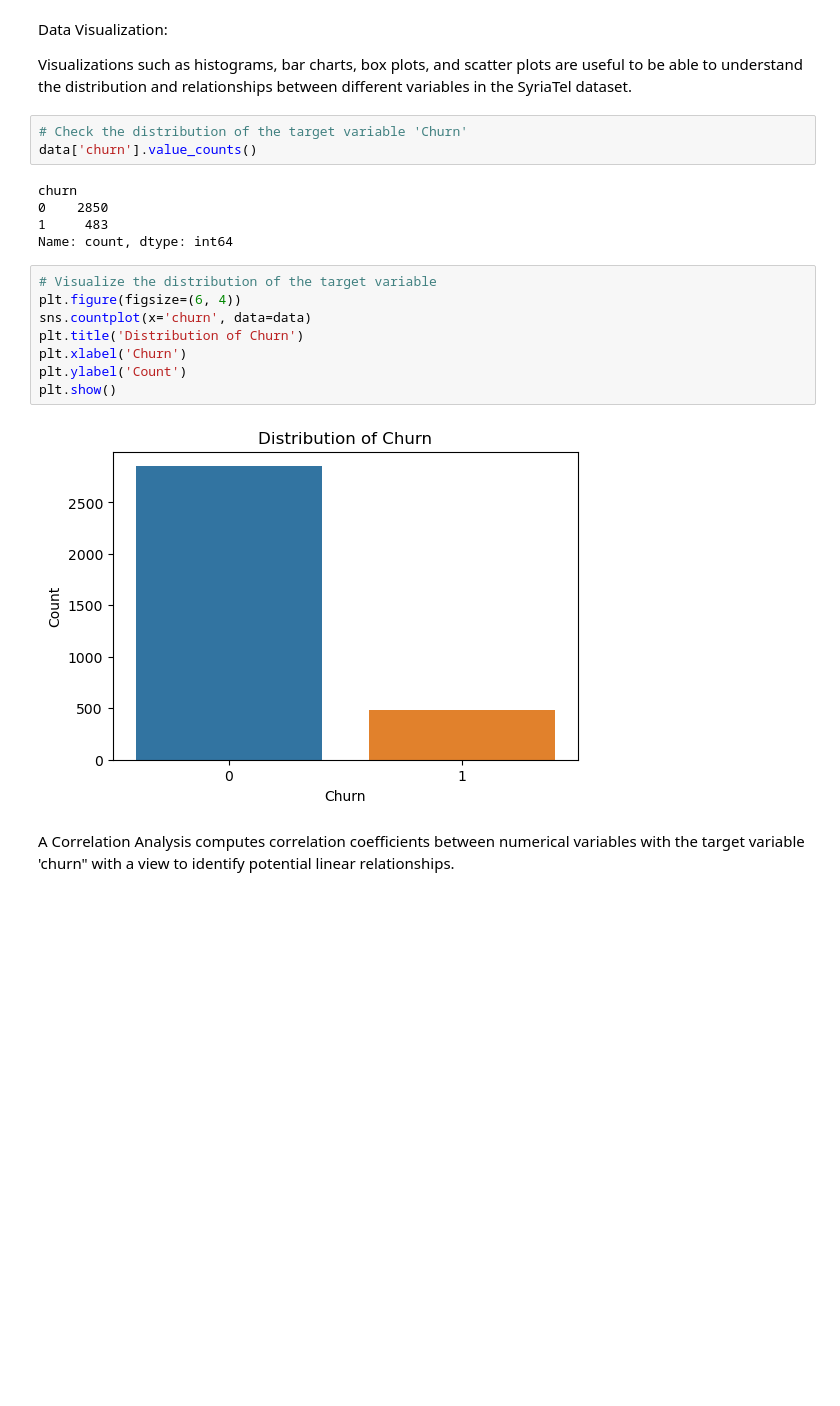
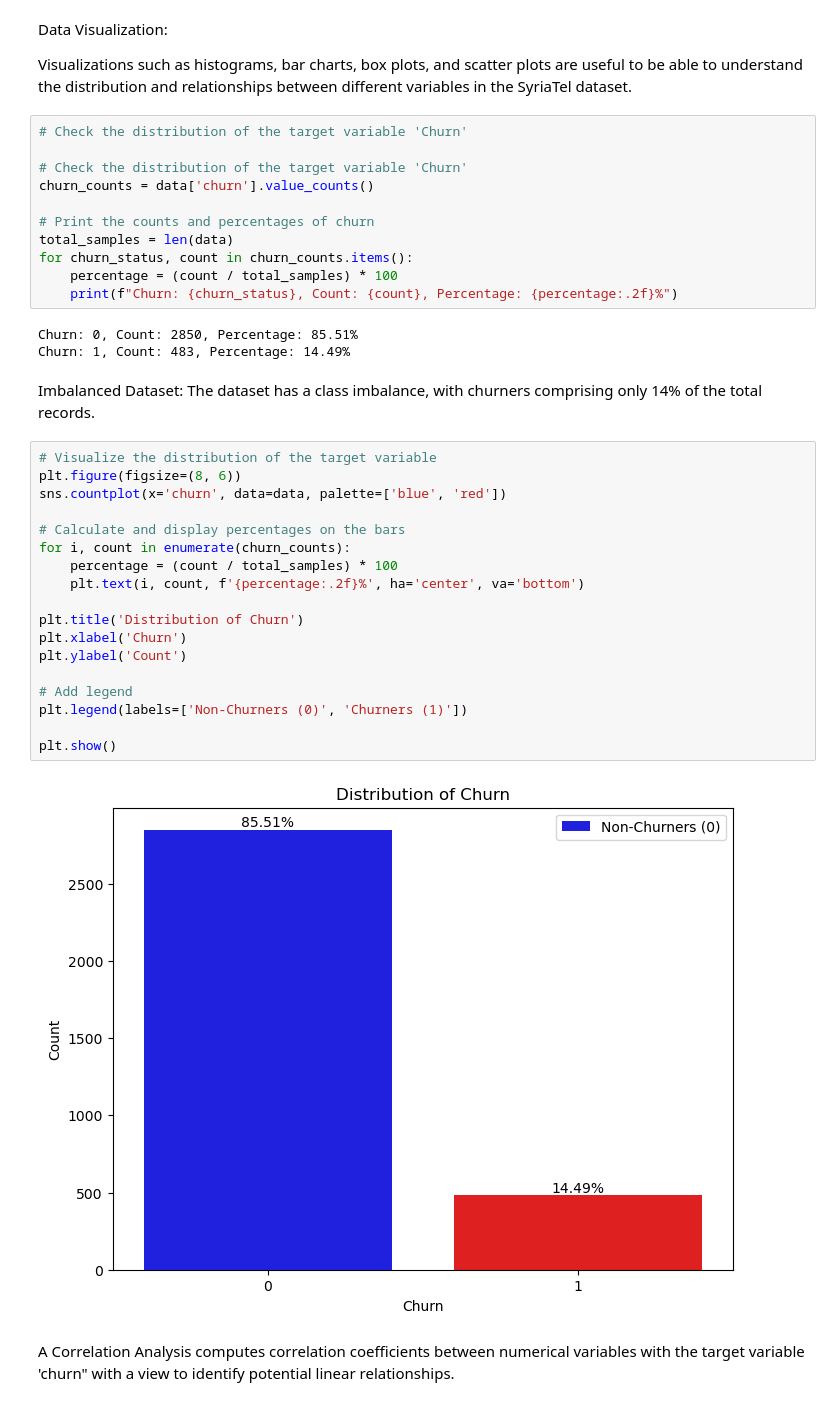
Before and after one commit to CKGaithuma/SyriaTel-Customer-Churn-ML-PROJECT, a Jupyter notebook: SyriaTel_Customer_Churn_EDA.ipynb, the cells around one changed output. Saved outputs shown, nothing was run; the diff lists cells and outputs as text; blank space fills up the shorter version.

```diff
--- a/SyriaTel_Customer_Churn_EDA.ipynb
+++ b/SyriaTel_Customer_Churn_EDA.ipynb
@@ -147,24 +148,42 @@ data.head()
 Data Visualization:
 
 Visualizations such as histograms, bar charts, box plots, and scatter plots are useful to be able to understand the distribution and relationships between different variables in the SyriaTel dataset.
-# %%
-# Check the distribution of the target variable 'Churn'
-data['churn'].value_counts()
-# %% [output]
-churn
-0    2850
-1     483
-Name: count, dtype: int64
+# %%
+# Check the distribution of the target variable 'Churn'
+
+# Check the distribution of the target variable 'Churn'
+churn_counts = data['churn'].value_counts()
+
+# Print the counts and percentages of churn
+total_samples = len(data)
+for churn_status, count in churn_counts.items():
+    percentage = (count / total_samples) * 100
+    print(f"Churn: {churn_status}, Count: {count}, Percentage: {percentage:.2f}%")
+# %% [output]
+Churn: 0, Count: 2850, Percentage: 85.51%
+Churn: 1, Count: 483, Percentage: 14.49%
+# %% [markdown]
+Imbalanced Dataset: The dataset has a class imbalance, with churners comprising only 14% of the total records.
 # %%
 # Visualize the distribution of the target variable
-plt.figure(figsize=(6, 4))
-sns.countplot(x='churn', data=data)
+plt.figure(figsize=(8, 6))
+sns.countplot(x='churn', data=data, palette=['blue', 'red'])
+
+# Calculate and display percentages on the bars
+for i, count in enumerate(churn_counts):
+    percentage = (count / total_samples) * 100
+    plt.text(i, count, f'{percentage:.2f}%', ha='center', va='bottom')
+
 plt.title('Distribution of Churn')
 plt.xlabel('Churn')
 plt.ylabel('Count')
+
+# Add legend
+plt.legend(labels=['Non-Churners (0)', 'Churners (1)'])
+
 plt.show()
 # %% [output]
-[figure, old version]
+[figure, new version]
 # %% [markdown]
  A Correlation Analysis computes correlation coefficients between numerical variables with the target variable 'churn" with a view to identify potential linear relationships.
 # %%
```
Also changed, not shown: parts of 15 cells of this notebook.
